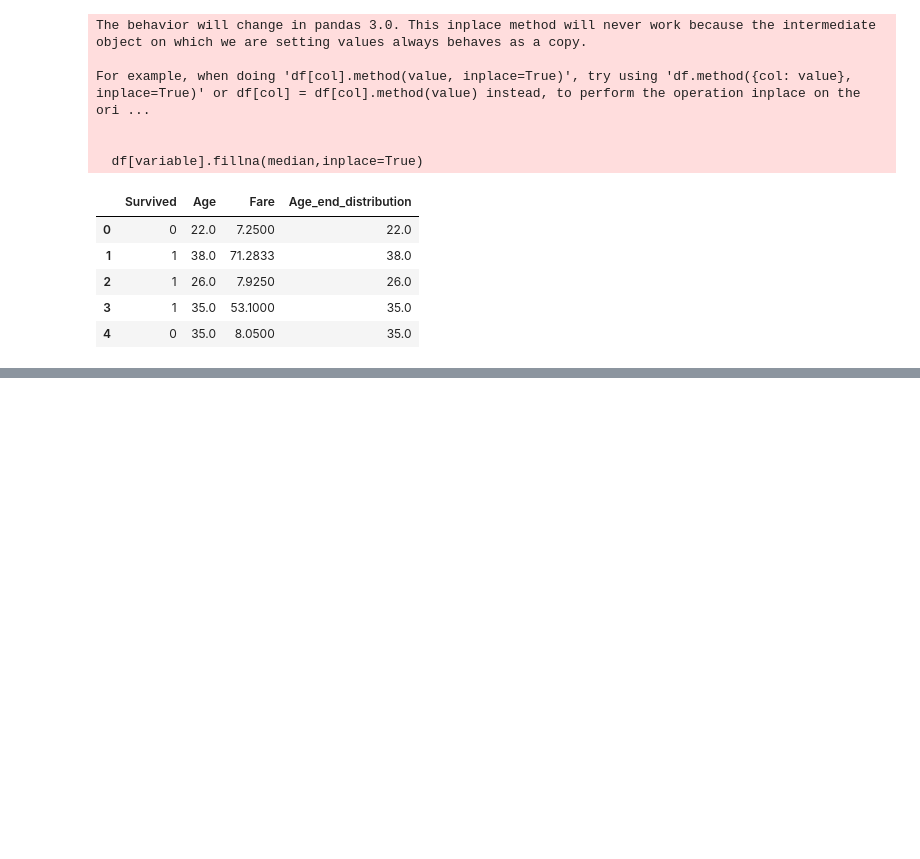
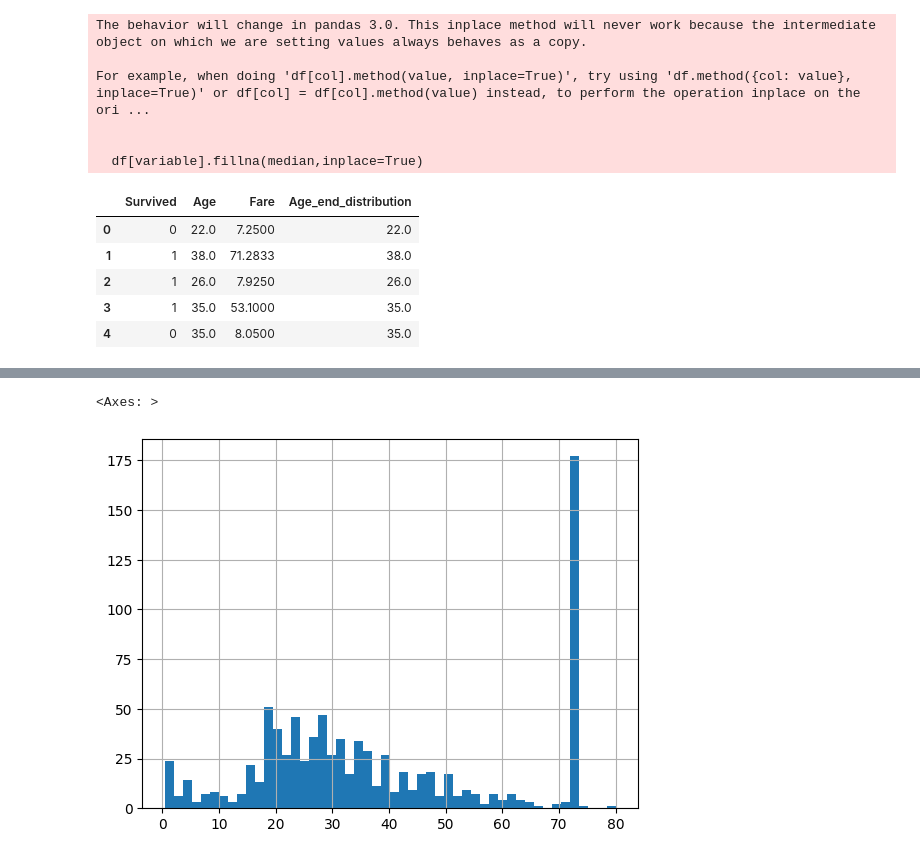
Before and after one commit to TalhaImran12/FeatureEngineering, a Jupyter notebook: MissingValues/HandlingMissingValues.ipynb, the cells around one changed output, grey strips where cells are left out. Saved outputs shown, nothing was run; the diff lists cells and outputs as text; code cells hidden in the pictures; blank space fills up the shorter version.

Commit message:
Handling Missing Values: End of Distribution

```diff
--- a/MissingValues/HandlingMissingValues.ipynb
+++ b/MissingValues/HandlingMissingValues.ipynb
@@ -407,0 +413,5 @@ df.head()
+# %%
+df['Age_end_distribution'].hist(bins=50)
+# %% [output]
+<Axes: >
+[figure, added]
```
Also changed, not shown: parts of 4 cells of this notebook.
